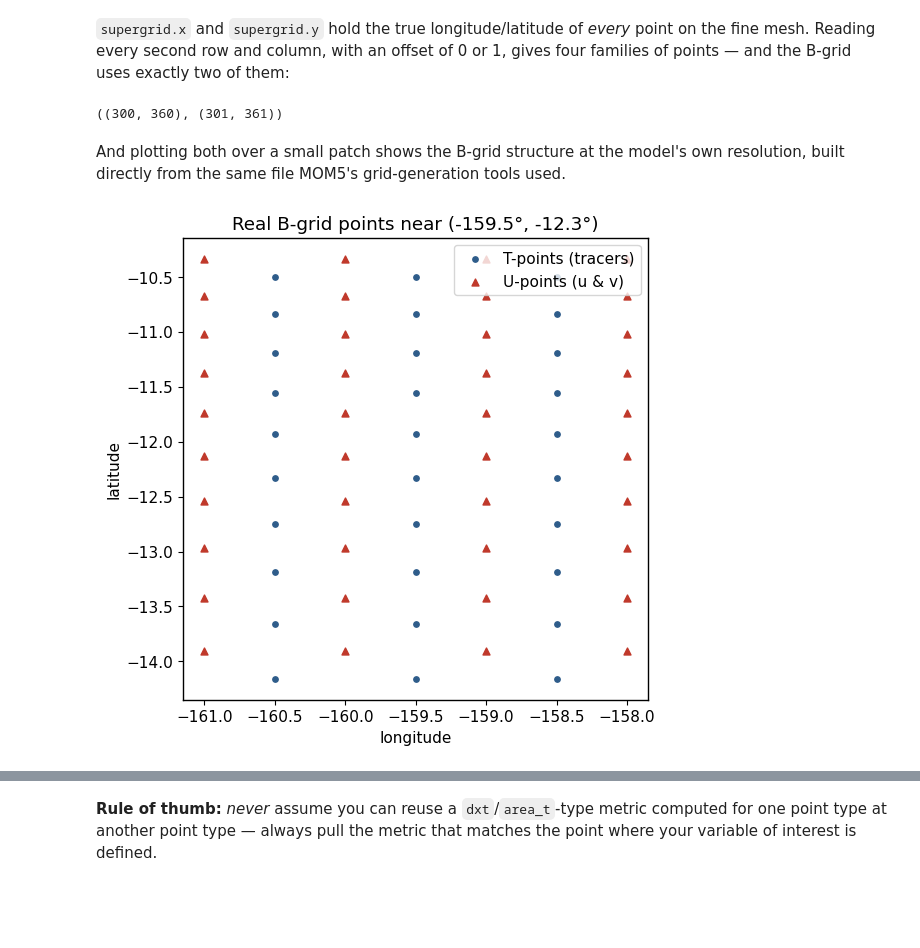
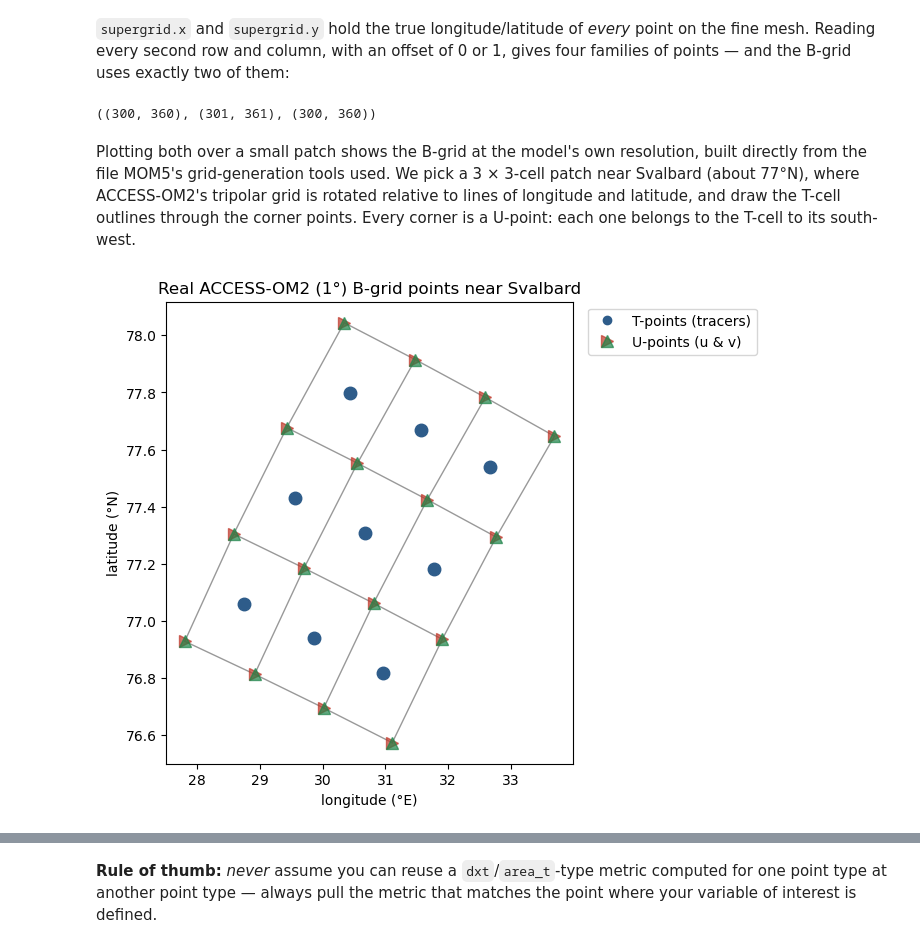
Before and after one commit to COSIMA/cosima-recipes, a Jupyter notebook: 01-Cooking-Tutorials/01-Basics/04-Understanding_MOM5_MOM6_grids.ipynb, the cells around one changed output, grey strips where cells are left out. Saved outputs shown, nothing was run; the diff lists cells and outputs as text; code cells hidden in the pictures; blank space fills up the shorter version.

```diff
--- a/01-Cooking-Tutorials/01-Basics/04-Understanding_MOM5_MOM6_grids.ipynb
+++ b/01-Cooking-Tutorials/01-Basics/04-Understanding_MOM5_MOM6_grids.ipynb
@@ -372,50 +211,55 @@ Data variables:
 an offset of 0 or 1, gives four families of points — and the B-grid uses
 exactly two of them:
 # %%
-# T-points: odd row, odd column
+# T-points: odd row, odd column of the supergrid (the cell centres)
 T_lon, T_lat = supergrid.x[1::2, 1::2], supergrid.y[1::2, 1::2]
 
-# U-points: even row, even column -- these are the *corners* of the
-# supergrid mesh, and the B-grid puts both u and v here
-U_lon, U_lat = supergrid.x[0::2, 0::2], supergrid.y[0::2, 0::2]
+# Corners: even row, even column. The B-grid puts both u and v here.
+corner_lon, corner_lat = supergrid.x[0::2, 0::2], supergrid.y[0::2, 0::2]
 
-T_lon.shape, U_lon.shape
+# There is one more row and column of corners than of T-points. U(i,j) is the
+# north-east corner of T-cell (i,j), so the U-points in MOM5 output are the
+# corners without the first (southern-most) row and (western-most) column.
+U_lon, U_lat = corner_lon[1:, 1:], corner_lat[1:, 1:]
+
+T_lon.shape, corner_lon.shape, U_lon.shape
 # %% [output]
-((300, 360), (301, 361))
+((300, 360), (301, 361), (300, 360))
 # %% [markdown]
-And plotting both over a small patch shows the B-grid structure at the
-model's own resolution, built directly from the same file MOM5's
-grid-generation tools used.
+Plotting both over a small patch shows the B-grid at the model's own
+resolution, built directly from the file MOM5's grid-generation tools used.
+We pick a 3 × 3-cell patch near Svalbard (about 77°N), where ACCESS-OM2's
+tripolar grid is rotated relative to lines of longitude and latitude, and
+draw the T-cell outlines through the corner points. Every corner is a
+U-point: each one belongs to the T-cell to its south-west.
 # %%
-# Pick a real point well inside the domain and build a small window
-# around it, rather than guessing a longitude/latitude range up front
+# A 3 x 3-cell patch near Svalbard, chosen by T-cell index (j, i)
+j0, i0, n = 275, 300, 3
+cells = dict(nyp=slice(j0, j0 + n), nxp=slice(i0, i0 + n))
+corners = dict(nyp=slice(j0, j0 + n + 1), nxp=slice(i0, i0 + n + 1))
 
-#Dividing each by 3 just picks an index — not a coordinate — roughly a third of the way into each dimension.
-#The only goal here is "not right at the edge of the array"; the exact fraction doesn't matter
-anchor_j, anchor_i = T_lon.sizes["nyp"] // 3, T_lon.sizes["nxp"] // 3
-anchor_lon = float(T_lon.isel(nyp=anchor_j, nxp=anchor_i))
-anchor_lat = float(T_lat.isel(nyp=anchor_j, nxp=anchor_i))
-
-lon_bounds = (anchor_lon - 2, anchor_lon + 2)
-lat_bounds = (anchor_lat - 2, anchor_lat + 2)
-
-def select_patch(lon_field, lat_field):
-    mask = ((lon_field > lon_bounds[0]) & (lon_field < lon_bounds[1]) &
-            (lat_field > lat_bounds[0]) & (lat_field < lat_bounds[1]))
-    return lon_field.where(mask, drop=True), lat_field.where(mask, drop=True)
-
-t_lon, t_lat = select_patch(T_lon, T_lat)
-u_lon, u_lat = select_patch(U_lon, U_lat)
+cx, cy = corner_lon.isel(corners).values, corner_lat.isel(corners).values
 
 fig, ax = plt.subplots(figsize=(6, 6))
-ax.scatter(t_lon, t_lat, color="#2E5C8A", s=15, label="T-points (tracers)")
-ax.scatter(u_lon, u_lat, color="#C0392B", s=25, marker="^", label="U-points (u & v)")
-ax.set_xlabel("longitude")
-ax.set_ylabel("latitude")
-ax.set_title(f"Real B-grid points near ({anchor_lon:.1f}\u00b0, {anchor_lat:.1f}\u00b0)")
-ax.legend();
+
+# T-cell outlines: lines through the corner points
+ax.plot(cx, cy, color="0.6", lw=1, zorder=1)
+ax.plot(cx.T, cy.T, color="0.6", lw=1, zorder=1)
+
+ax.plot(T_lon.isel(cells), T_lat.isel(cells), "o", color=grid_schematics.T_COLOR, markersize=9)
+for marker, color in [(">", grid_schematics.U_COLOR), ("^", grid_schematics.V_COLOR)]:
+    ax.plot(cx, cy, marker, color=color, markersize=9, alpha=grid_schematics.U_ALPHA)
+
+ax.set_aspect(1 / np.cos(np.deg2rad(cy.mean())))  # roughly equal distances in x and y
+ax.set_xlabel("longitude (°E)")
+ax.set_ylabel("latitude (°N)")
+ax.set_title("Real ACCESS-OM2 (1°) B-grid points near Svalbard")
+ax.legend([plt.Line2D([], [], marker="o", color=grid_schematics.T_COLOR, linestyle=""),
+           grid_schematics.U_handle()],
+          ["T-points (tracers)", "U-points (u & v)"],
+          handler_map=grid_schematics.HANDLER_MAP, loc="upper left", bbox_to_anchor=(1.02, 1));
 # %% [output]
-[figure, old version]
+[figure, new version]
 # %% [markdown]
 In everyday analysis we think you should just use the *pre-computed* `geolon_t`/`geolat_t`/`geolon_c`/`geolat_c`
 fields from the experiment's own grid file (as the real
```
Also changed, not shown: parts of 16 cells of this notebook, 1 other file.
